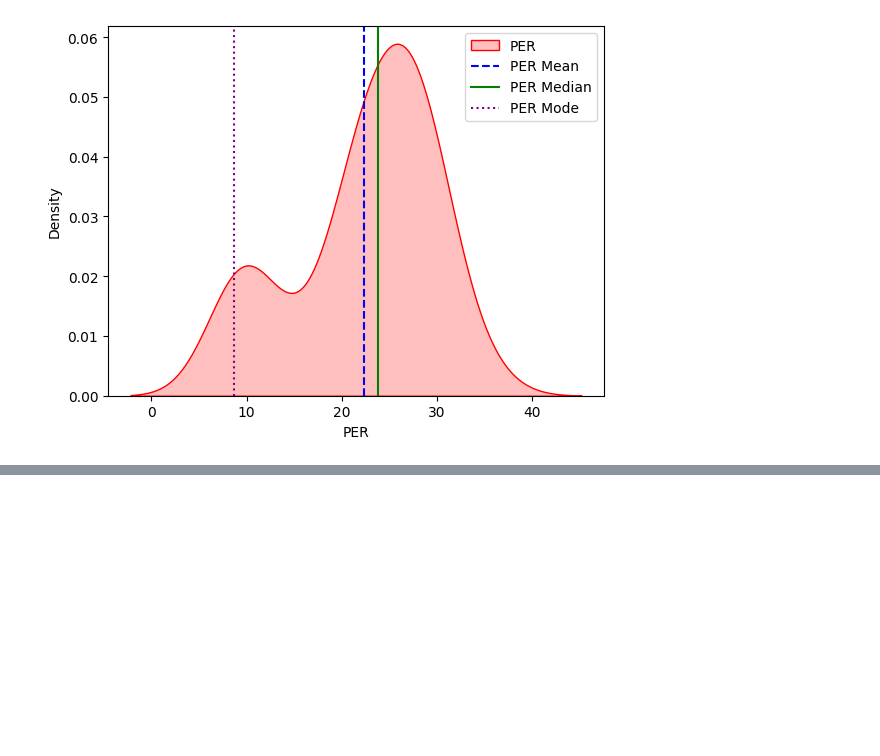
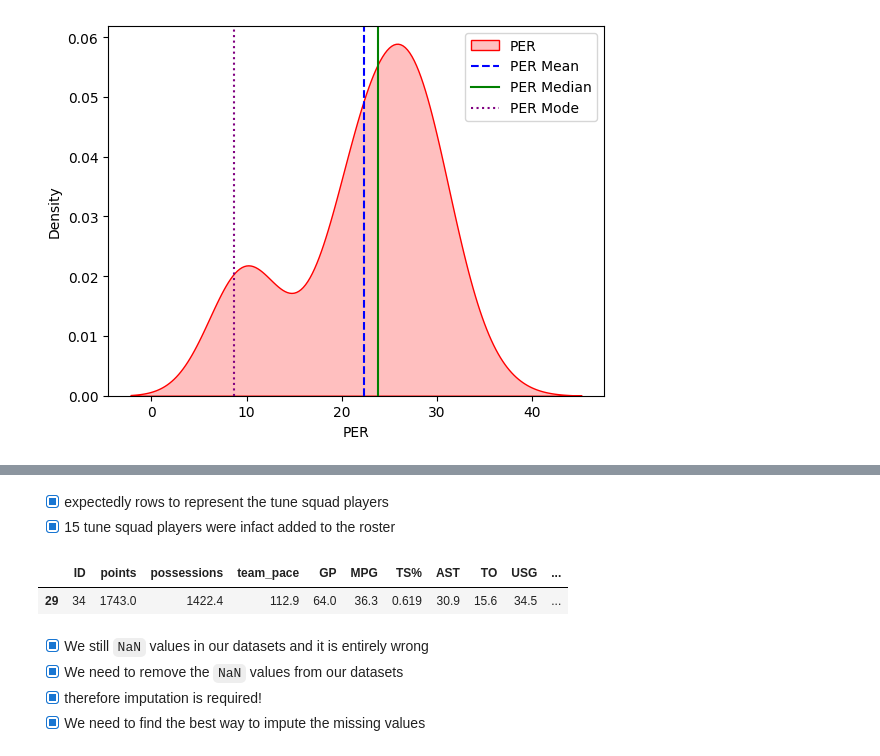
Before and after one commit to Mfundo-debug/space-jam-anl, a Jupyter notebook: space-jam.ipynb, the cells around one changed output, grey strips where cells are left out. Drawn from its saved outputs; the diff is of its cells as text; code cells hidden in the pictures; blank space fills up the shorter version.

```diff
--- a/space-jam.ipynb
+++ b/space-jam.ipynb
@@ -472,0 +488,13 @@ plt.show()
+# %% [markdown]
+- [x] expectedly rows to represent the tune squad players
+- [x] 15 tune squad players were infact added to the roster
+# %%
+data.loc[data['ID']==34]
+# %% [output]
+|  | ID | points | possessions | team_pace | GP | MPG | TS% | AST | TO | USG | ... |
+| 29 | 34 | 1743.0 | 1422.4 | 112.9 | 64.0 | 36.3 | 0.619 | 30.9 | 15.6 | 34.5 | ... |
+# %% [markdown]
+- [x] We still `NaN` values in our datasets and it is entirely wrong
+- [x] We need to remove the `NaN` values from our datasets
+- [x] therefore imputation is required!
+- [x] We need to find the best way to impute the missing values
```
Also changed, not shown: parts of 7 cells of this notebook.
